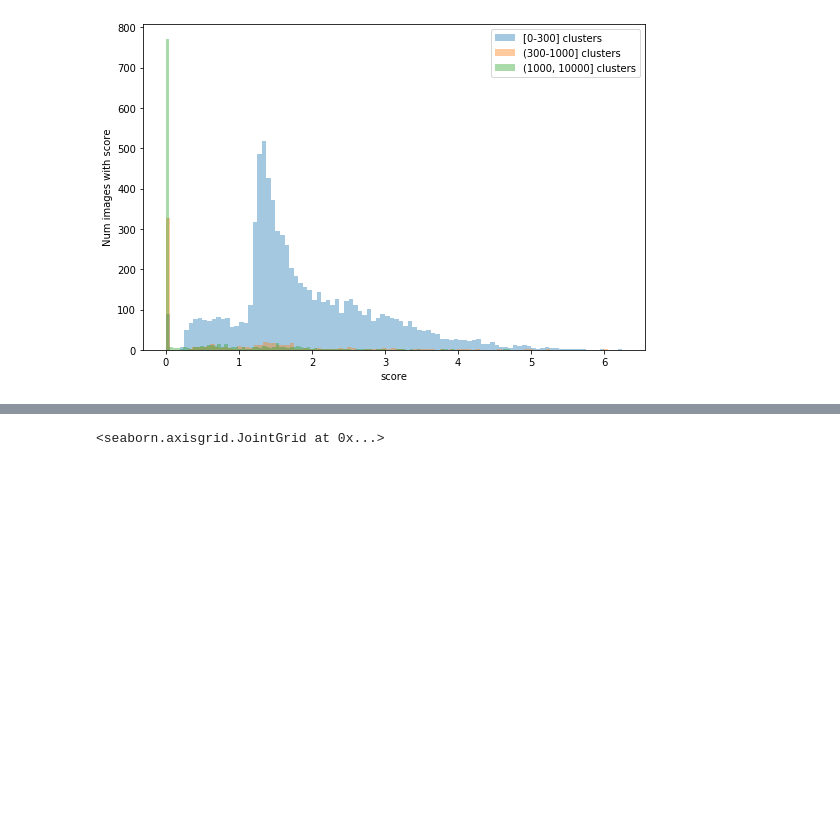
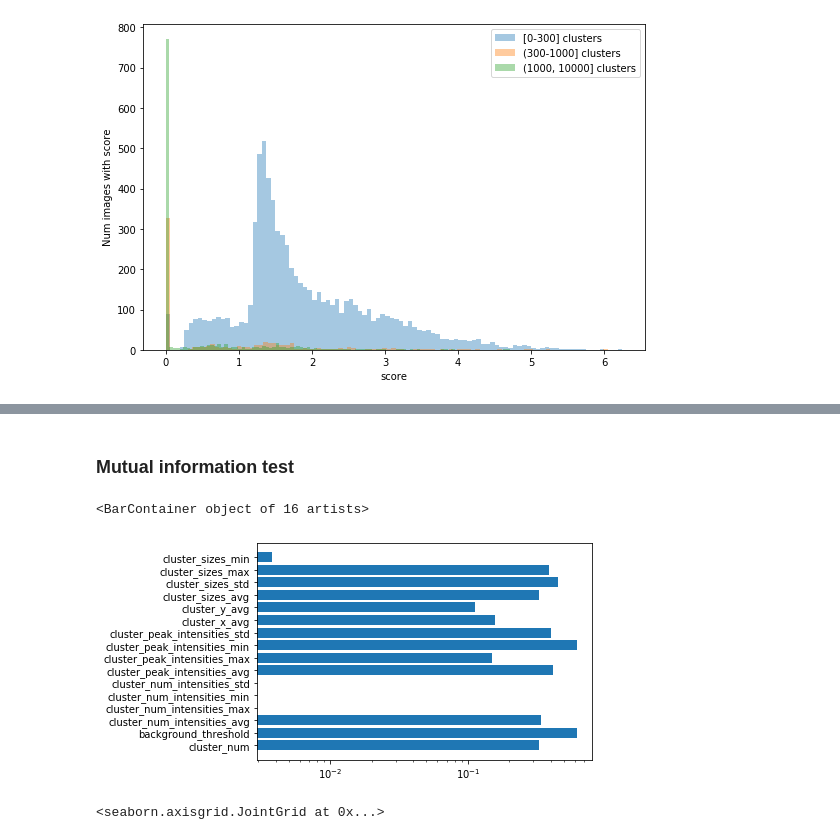
Before and after one commit to Simeonedef/Galaxy-Image-Gen, a Jupyter notebook: Notebooks/feature_selection.ipynb, the cells around one changed output, grey strips where cells are left out. Drawn from its saved outputs; the diff is of its cells as text; code cells hidden in the pictures; blank space fills up the shorter version.

```diff
--- a/Notebooks/feature_selection.ipynb
+++ b/Notebooks/feature_selection.ipynb
@@ -156,3 +195,13 @@ df_X.head(10)
+# %% [markdown]
+### Mutual information test
+# %%
+scaler = StandardScaler(with_std=True)
+X = scaler.fit_transform(X)
+mi = mutual_info_regression(X, y)
+plt.barh(list(range(mi.shape[0])), mi, tick_label=df_X.columns[:-1].values, log=True)
+# %% [output]
+<BarContainer object of 16 artists>
+[figure, added]
 # %%
 sns.jointplot(x='score', y='cluster_num_intensities_avg', data=df_X, kind='kde', xlim=(0, 6), ylim=((0, 15)),
                    joint_kws={'n_levels': 20, 'shade': True, 'shade_lowest': False})
```
Also changed, not shown: parts of 7 cells of this notebook, 2 other files.
